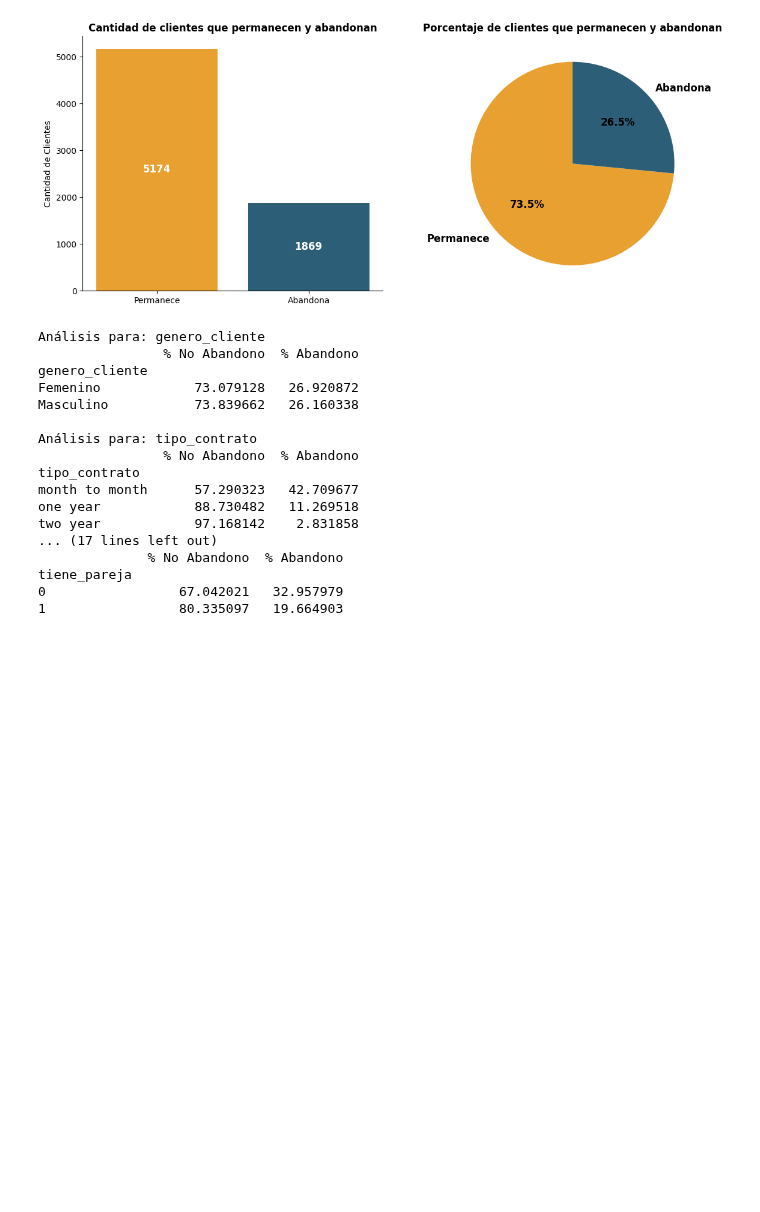
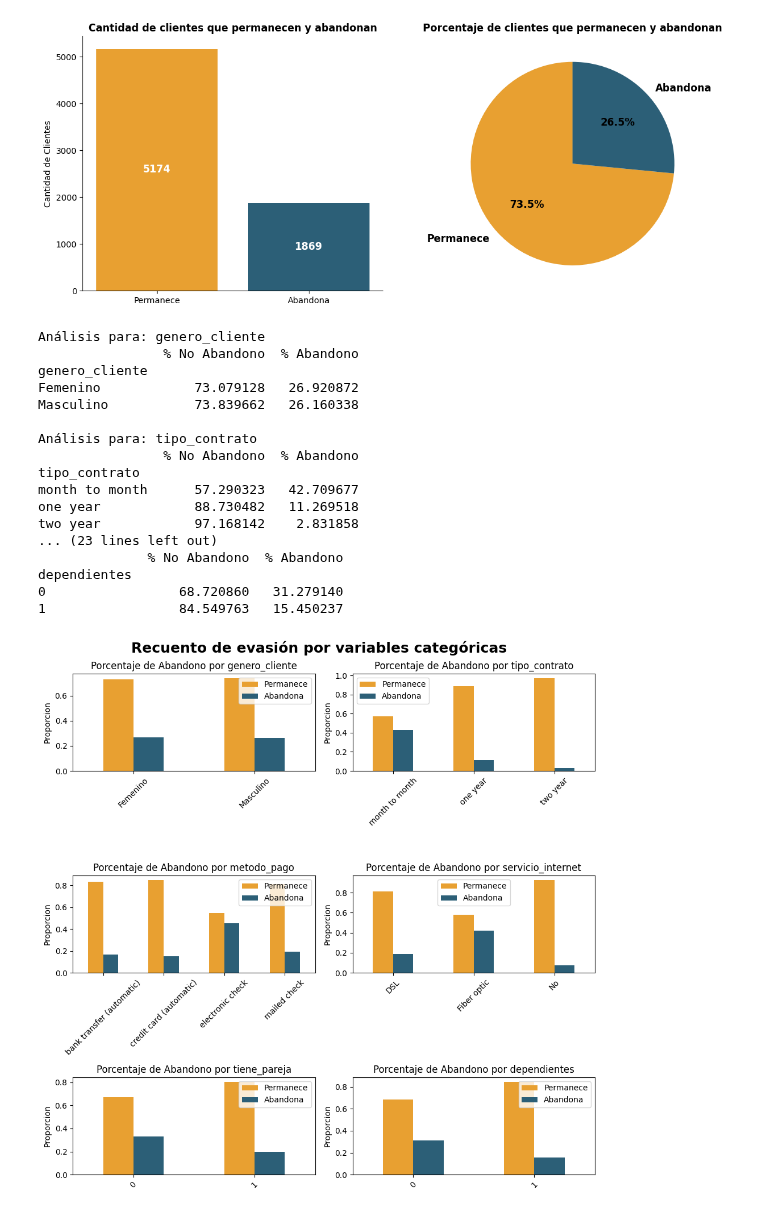
Before and after one commit to Nataliahfk/Telecom-X_-segundo-challenge, a Jupyter notebook: Telecom_X_Clallenge_Latam.ipynb, the cells around one changed output. Saved outputs shown, nothing was run; the diff lists cells and outputs as text; code cells hidden in the pictures; blank space fills up the shorter version.

```diff
--- a/Telecom_X_Clallenge_Latam.ipynb
+++ b/Telecom_X_Clallenge_Latam.ipynb
@@ -691,7 +691,7 @@ def evasion_por_categoria(df, columna):
     return tabla
 
 # Variables categóricas a analizar
-categoricas = ['genero_cliente', 'tipo_contrato', 'metodo_pago', 'servicio_internet','tiene_pareja']
+categoricas = ['genero_cliente', 'tipo_contrato', 'metodo_pago', 'servicio_internet','tiene_pareja', 'dependientes']
 
 # Aplicar análisis
 resultados = {}
@@ -710,8 +710,33 @@ tipo_contrato
 month to month      57.290323   42.709677
 one year            88.730482   11.269518
 two year            97.168142    2.831858
-... (17 lines left out)
+... (23 lines left out)
               % No Abandono  % Abandono
-tiene_pareja
-0                 67.042021   32.957979
-1                 80.335097   19.664903
+dependientes
+0                 68.720860   31.279140
+1                 84.549763   15.450237
+# %%
+# 2 gráficos por fila
+fig, axs = plt.subplots(nrows=(len(categoricas) + 1) // 2, ncols=2, figsize=(10, 10))
+axs = axs.flatten()
+colors = ['#E8A031', '#2C5F77']
+
+# Crear cada gráfico en su subplot
+for i, cat in enumerate(categoricas):
+    tabla = pd.crosstab(df_normalizado[cat], df_normalizado['abandono'], normalize='index')
+    tabla.plot(kind='bar', ax=axs[i], color=colors)
+
+    axs[i].set_title(f'Porcentaje de Abandono por {cat}')
+    axs[i].set_xlabel('')
+    axs[i].set_ylabel('Proporcion')
+    axs[i].legend(title='Abandono')
+    axs[i].legend(['Permanece', 'Abandona'])
+    axs[i].tick_params(axis='x', rotation=45)
+
+
+plt.suptitle('Recuento de evasión por variables categóricas', fontsize=18, weight='bold', ha='center')
+
+plt.tight_layout()
+plt.show()
+# %% [output]
+[figure, added]
```
